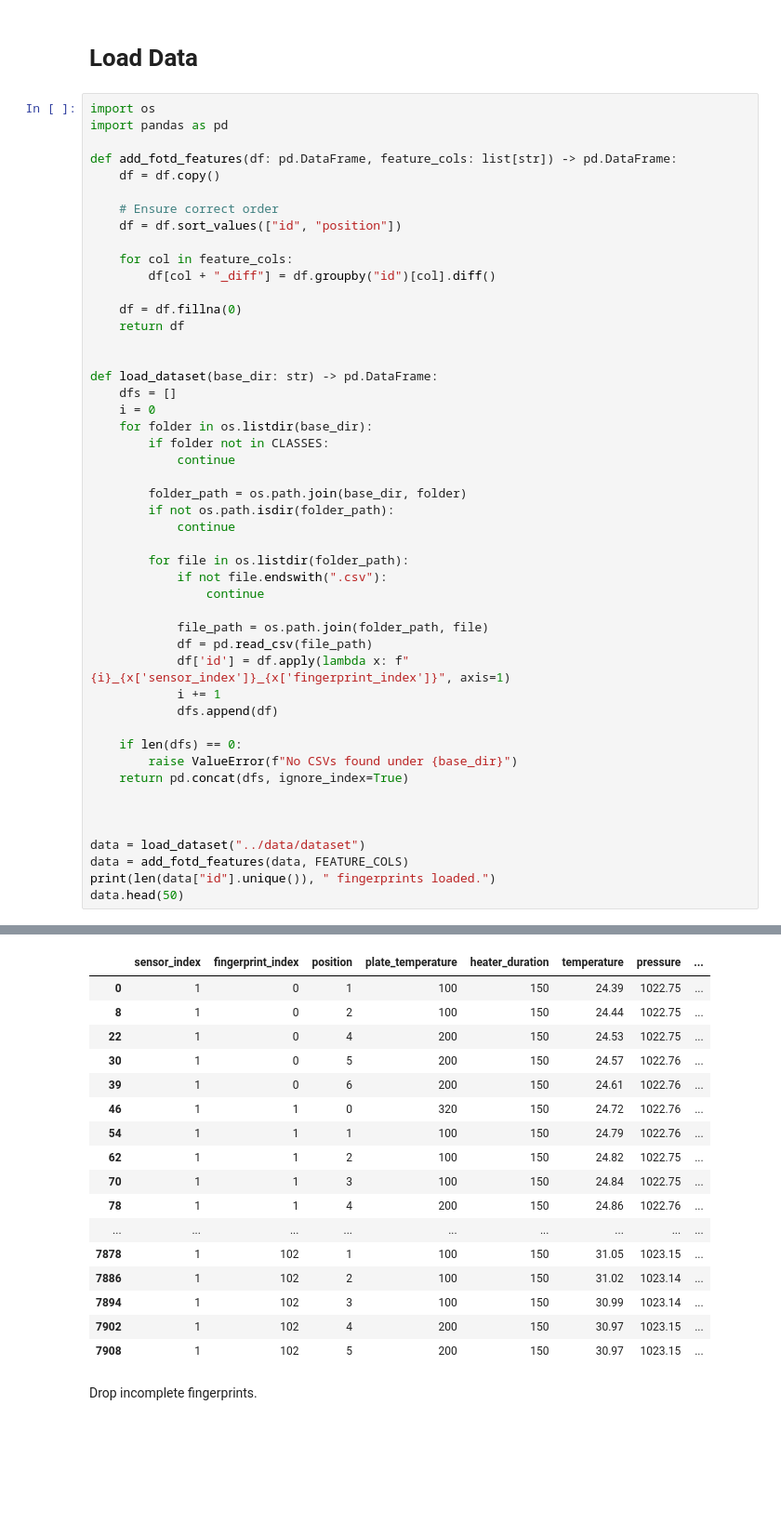
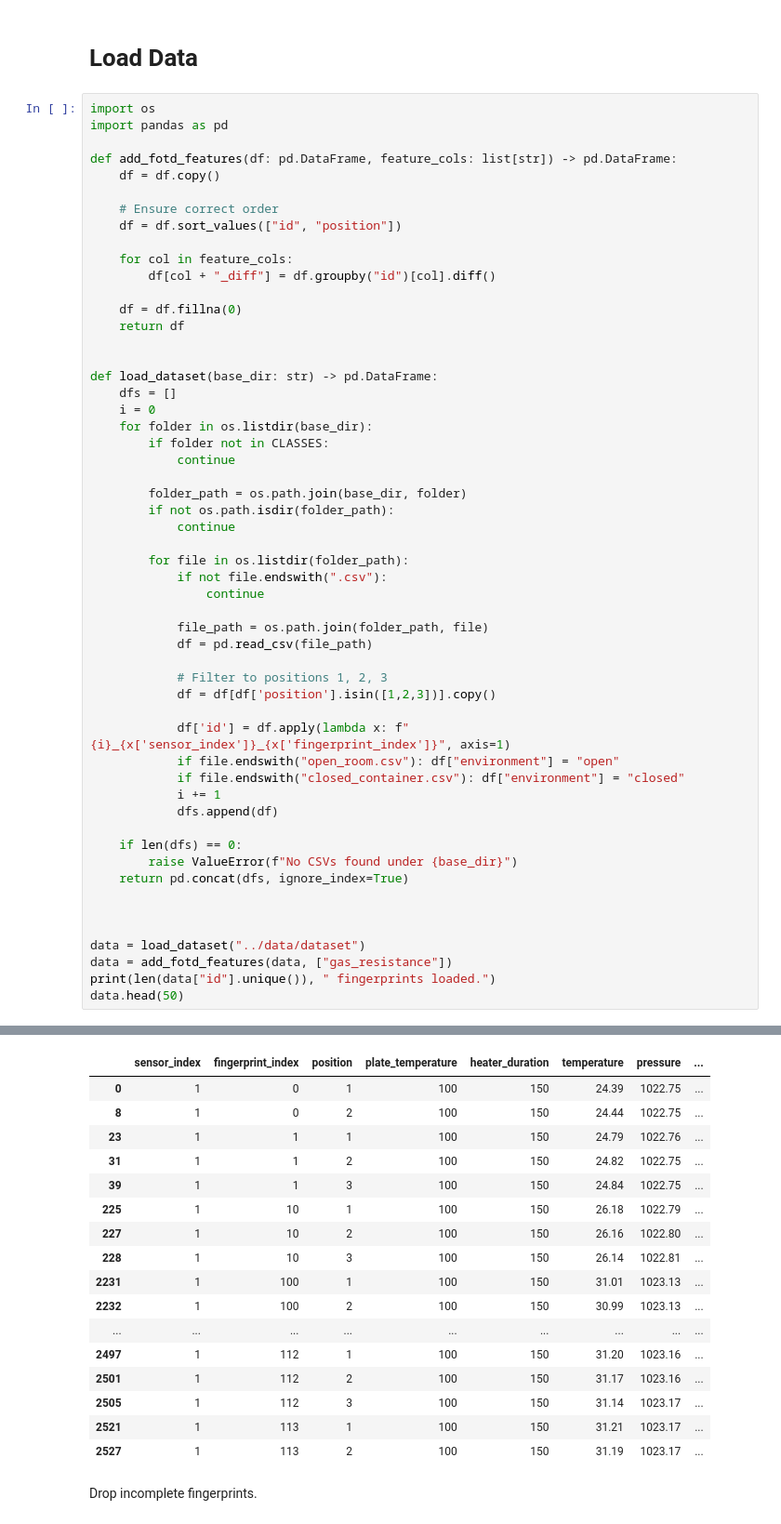
Before and after one commit to lucwl/olfactml, a Jupyter notebook: notebooks/cnn.ipynb, the cells around one changed output, grey strips where cells are left out. Shown at 93% size. Cells and saved outputs as stored; diff of their text form; blank space fills up the shorter version.

```diff
--- a/notebooks/cnn.ipynb
+++ b/notebooks/cnn.ipynb
@@ -86,7 +91,13 @@ def load_dataset(base_dir: str) -> pd.DataFrame:
 
             file_path = os.path.join(folder_path, file)
             df = pd.read_csv(file_path)
+
+            # Filter to positions 1, 2, 3
+            df = df[df['position'].isin([1,2,3])].copy()
+
             df['id'] = df.apply(lambda x: f"{i}_{x['sensor_index']}_{x['fingerprint_index']}", axis=1)
+            if file.endswith("open_room.csv"): df["environment"] = "open"
+            if file.endswith("closed_container.csv"): df["environment"] = "closed"
             i += 1
             dfs.append(df)
 
@@ -97,7 +108,7 @@ def load_dataset(base_dir: str) -> pd.DataFrame:
 
 
 data = load_dataset("../data/dataset")
-data = add_fotd_features(data, FEATURE_COLS)
+data = add_fotd_features(data, ["gas_resistance"])
 print(len(data["id"].unique()), " fingerprints loaded.")
 data.head(50)
 # %% [output]
@@ -105,20 +116,20 @@ data.head(50)
 |  | sensor_index | fingerprint_index | position | plate_temperature | heater_duration | temperature | pressure | ... |
 | 0 | 1 | 0 | 1 | 100 | 150 | 24.39 | 1022.75 | ... |
 | 8 | 1 | 0 | 2 | 100 | 150 | 24.44 | 1022.75 | ... |
-| 22 | 1 | 0 | 4 | 200 | 150 | 24.53 | 1022.75 | ... |
-| 30 | 1 | 0 | 5 | 200 | 150 | 24.57 | 1022.76 | ... |
-| 39 | 1 | 0 | 6 | 200 | 150 | 24.61 | 1022.76 | ... |
-| 46 | 1 | 1 | 0 | 320 | 150 | 24.72 | 1022.76 | ... |
-| 54 | 1 | 1 | 1 | 100 | 150 | 24.79 | 1022.76 | ... |
-| 62 | 1 | 1 | 2 | 100 | 150 | 24.82 | 1022.75 | ... |
-| 70 | 1 | 1 | 3 | 100 | 150 | 24.84 | 1022.75 | ... |
-| 78 | 1 | 1 | 4 | 200 | 150 | 24.86 | 1022.76 | ... |
+| 23 | 1 | 1 | 1 | 100 | 150 | 24.79 | 1022.76 | ... |
+| 31 | 1 | 1 | 2 | 100 | 150 | 24.82 | 1022.75 | ... |
+| 39 | 1 | 1 | 3 | 100 | 150 | 24.84 | 1022.75 | ... |
+| 225 | 1 | 10 | 1 | 100 | 150 | 26.18 | 1022.79 | ... |
+| 227 | 1 | 10 | 2 | 100 | 150 | 26.16 | 1022.80 | ... |
+| 228 | 1 | 10 | 3 | 100 | 150 | 26.14 | 1022.81 | ... |
+| 2231 | 1 | 100 | 1 | 100 | 150 | 31.01 | 1023.13 | ... |
+| 2232 | 1 | 100 | 2 | 100 | 150 | 30.99 | 1023.13 | ... |
 | ... | ... | ... | ... | ... | ... | ... | ... | ... |
-| 7878 | 1 | 102 | 1 | 100 | 150 | 31.05 | 1023.15 | ... |
-| 7886 | 1 | 102 | 2 | 100 | 150 | 31.02 | 1023.14 | ... |
-| 7894 | 1 | 102 | 3 | 100 | 150 | 30.99 | 1023.14 | ... |
-| 7902 | 1 | 102 | 4 | 200 | 150 | 30.97 | 1023.15 | ... |
-| 7908 | 1 | 102 | 5 | 200 | 150 | 30.97 | 1023.15 | ... |
+| 2497 | 1 | 112 | 1 | 100 | 150 | 31.20 | 1023.16 | ... |
+| 2501 | 1 | 112 | 2 | 100 | 150 | 31.17 | 1023.16 | ... |
+| 2505 | 1 | 112 | 3 | 100 | 150 | 31.14 | 1023.17 | ... |
+| 2521 | 1 | 113 | 1 | 100 | 150 | 31.21 | 1023.17 | ... |
+| 2527 | 1 | 113 | 2 | 100 | 150 | 31.19 | 1023.17 | ... |
 # %% [markdown]
 Drop incomplete fingerprints.
 # %%
```
Also changed, not shown: parts of 18 cells of this notebook, 4 other files.
